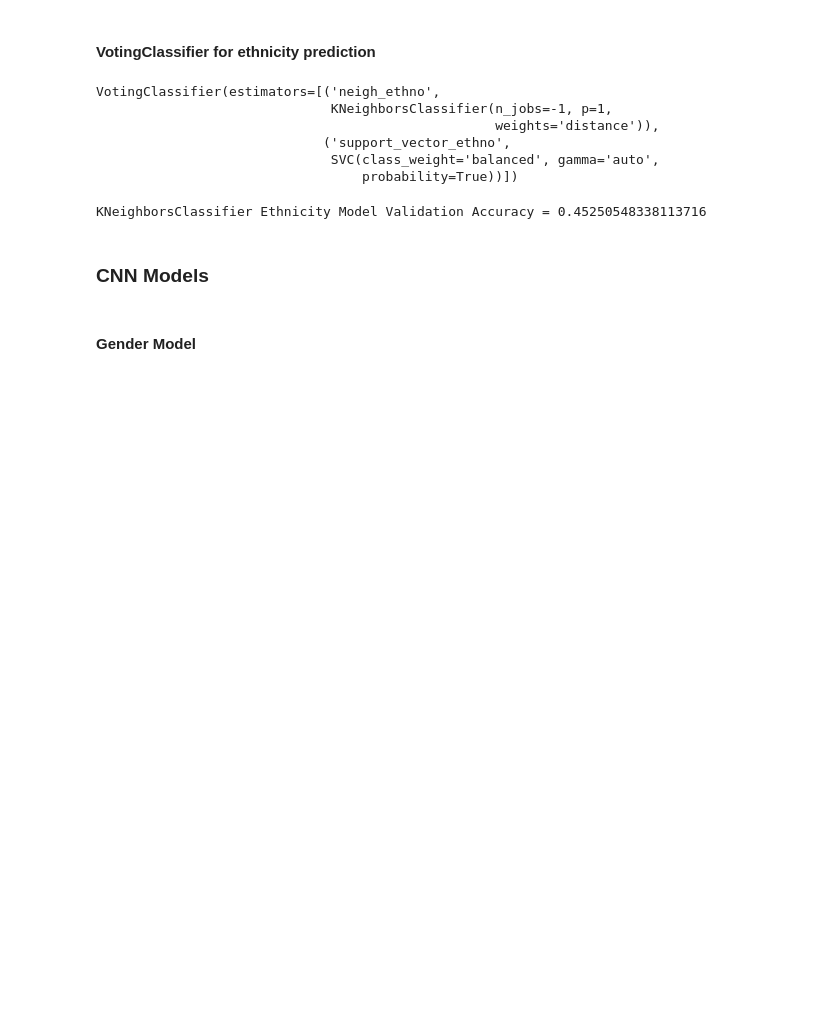
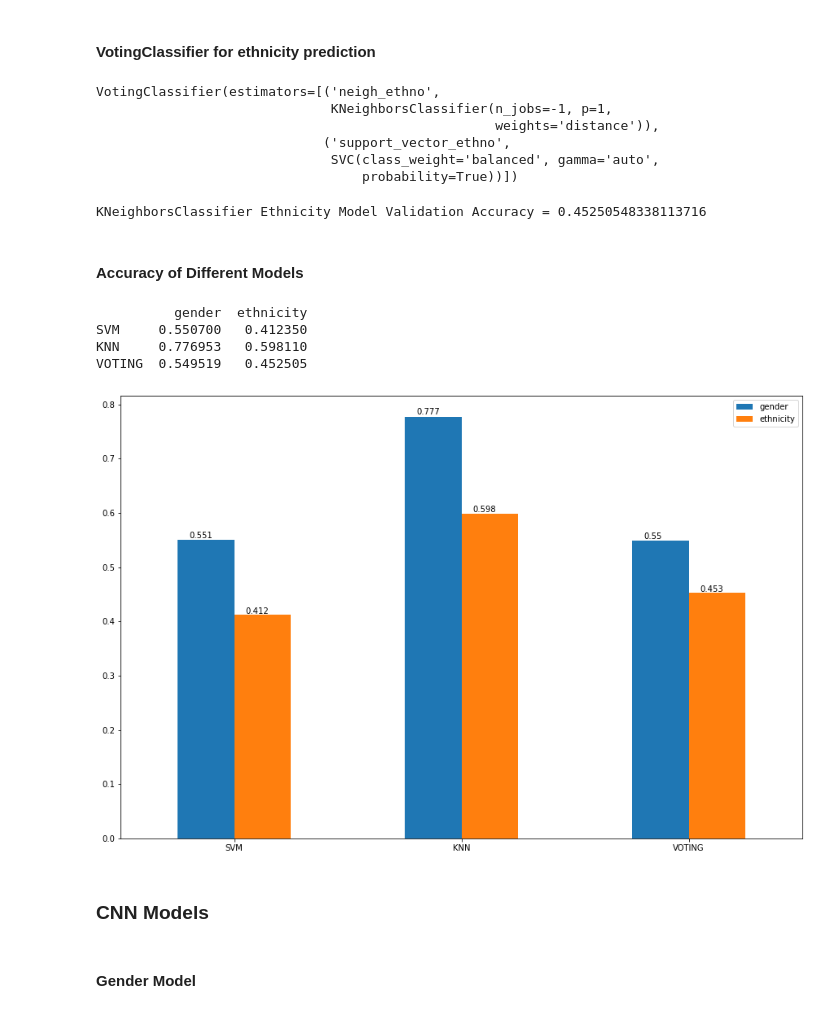
Before and after one commit to aydin-hasanli/age_gender_prediction, a Jupyter notebook: EDA.ipynb, the cells around one changed output. Drawn from its saved outputs; the diff is of its cells as text; code cells hidden in the pictures; blank space fills up the shorter version.

Commit message:
Added Accuracy Comparision

```diff
--- a/EDA.ipynb
+++ b/EDA.ipynb
@@ -425,6 +425,26 @@ voting_val_ethnicity = accuracy_score(y_pca_ethnicity_test, y_voting_pred_ethno)
 print(f'KNeighborsClassifier Ethnicity Model Validation Accuracy = {voting_val_ethnicity}')
 # %% [output]
 KNeighborsClassifier Ethnicity Model Validation Accuracy = 0.45250548338113716
+# %% [markdown]
+#### __Accuracy of Different Models__
+# %%
+svm_accuracy=[svm_val_gender, svm_val_ethno]
+knn_accuracy=[neigh_val_gender, neigh_val_ethnicity]
+voting_accuracy=[voting_val_gender, voting_val_ethnicity]
+accuracy=pd.DataFrame( [svm_accuracy, knn_accuracy, voting_accuracy],
+                        columns=['gender', 'ethnicity'],
+                     index=['SVM','KNN','VOTING'])
+print(accuracy)
+ax=accuracy.plot.bar(y=accuracy.columns, rot=0, figsize=(15,10))
+for p in ax.patches:
+    ax.annotate(f'{p.get_height():.3}', (p.get_x()+0.05 , p.get_height() * 1.005))
+ax.get_figure().savefig('images/Accuracy_comparision_.png');
+# %% [output]
+          gender  ethnicity
+SVM     0.550700   0.412350
+KNN     0.776953   0.598110
+VOTING  0.549519   0.452505
+[figure, added]
 # %% [markdown]
 ### __CNN Models__
 # %% [markdown]
```
Also changed, not shown: 1 other file.
